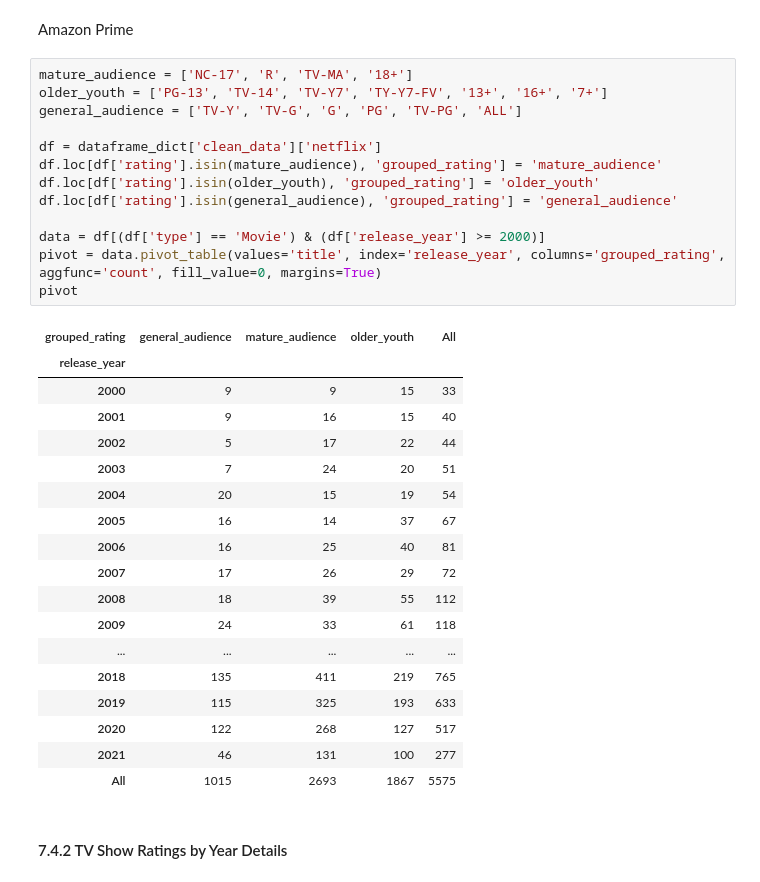
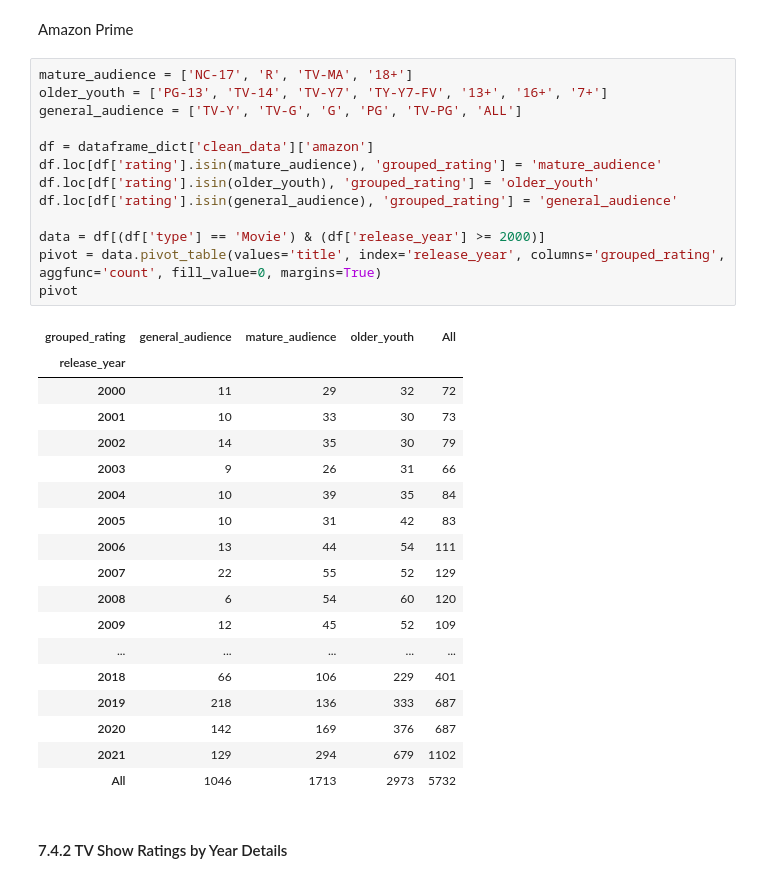
Before and after one commit to EMGuyant/streaming_service_analysis, a Jupyter notebook: streaming_services_analysis.ipynb, the cells around one changed output. Cells and saved outputs as stored; diff of their text form.

```diff
--- a/streaming_services_analysis.ipynb
+++ b/streaming_services_analysis.ipynb
@@ -745,35 +762,35 @@ Amazon Prime
 # %%
 mature_audience = ['NC-17', 'R', 'TV-MA', '18+']
 older_youth = ['PG-13', 'TV-14', 'TV-Y7', 'TY-Y7-FV', '13+', '16+', '7+']
 general_audience = ['TV-Y', 'TV-G', 'G', 'PG', 'TV-PG', 'ALL']
 
-df = dataframe_dict['clean_data']['netflix']
+df = dataframe_dict['clean_data']['amazon']
 df.loc[df['rating'].isin(mature_audience), 'grouped_rating'] = 'mature_audience'
 df.loc[df['rating'].isin(older_youth), 'grouped_rating'] = 'older_youth'
 df.loc[df['rating'].isin(general_audience), 'grouped_rating'] = 'general_audience'
 
 data = df[(df['type'] == 'Movie') & (df['release_year'] >= 2000)]
 pivot = data.pivot_table(values='title', index='release_year', columns='grouped_rating', aggfunc='count', fill_value=0, margins=True)
 pivot
 # %% [output]
 | grouped_rating | general_audience | mature_audience | older_youth | All |
 | release_year |  |  |  |  |
-| 2000 | 9 | 9 | 15 | 33 |
-| 2001 | 9 | 16 | 15 | 40 |
-| 2002 | 5 | 17 | 22 | 44 |
-| 2003 | 7 | 24 | 20 | 51 |
-| 2004 | 20 | 15 | 19 | 54 |
-| 2005 | 16 | 14 | 37 | 67 |
-| 2006 | 16 | 25 | 40 | 81 |
-| 2007 | 17 | 26 | 29 | 72 |
-| 2008 | 18 | 39 | 55 | 112 |
-| 2009 | 24 | 33 | 61 | 118 |
+| 2000 | 11 | 29 | 32 | 72 |
+| 2001 | 10 | 33 | 30 | 73 |
+| 2002 | 14 | 35 | 30 | 79 |
+| 2003 | 9 | 26 | 31 | 66 |
+| 2004 | 10 | 39 | 35 | 84 |
+| 2005 | 10 | 31 | 42 | 83 |
+| 2006 | 13 | 44 | 54 | 111 |
+| 2007 | 22 | 55 | 52 | 129 |
+| 2008 | 6 | 54 | 60 | 120 |
+| 2009 | 12 | 45 | 52 | 109 |
 | ... | ... | ... | ... | ... |
-| 2018 | 135 | 411 | 219 | 765 |
-| 2019 | 115 | 325 | 193 | 633 |
-| 2020 | 122 | 268 | 127 | 517 |
-| 2021 | 46 | 131 | 100 | 277 |
-| All | 1015 | 2693 | 1867 | 5575 |
+| 2018 | 66 | 106 | 229 | 401 |
+| 2019 | 218 | 136 | 333 | 687 |
+| 2020 | 142 | 169 | 376 | 687 |
+| 2021 | 129 | 294 | 679 | 1102 |
+| All | 1046 | 1713 | 2973 | 5732 |
 # %% [markdown]
 #### 7.4.2 TV Show Ratings by Year Details
 # %% [markdown]
```
Also changed, not shown: parts of 2 cells of this notebook.
